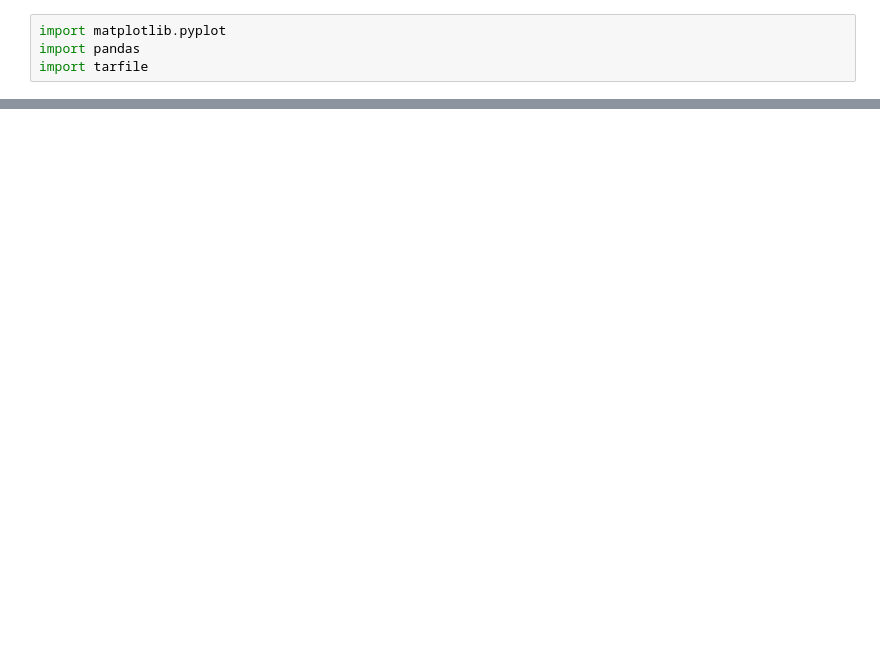
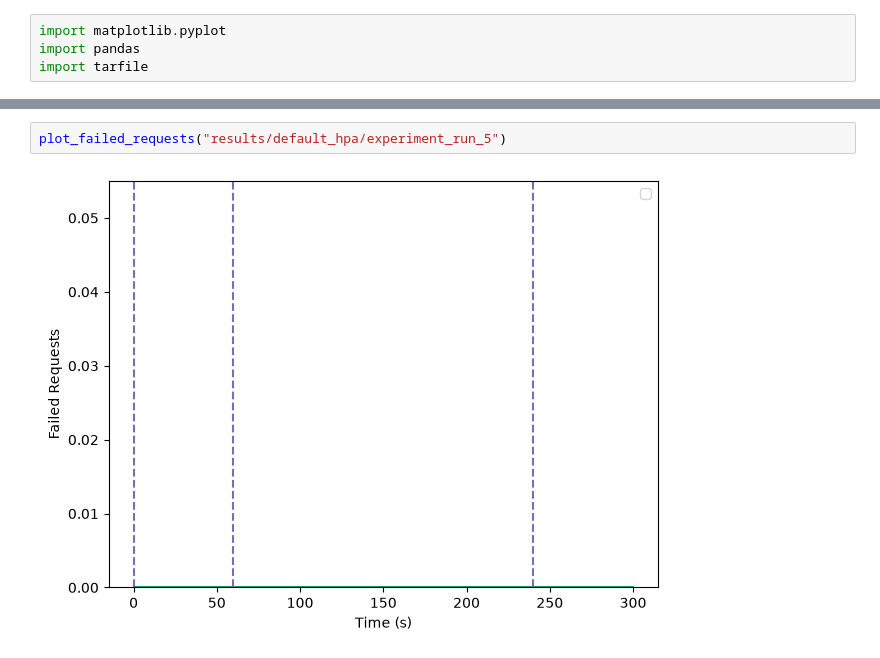
Before and after one commit to m-sef/crust, a Jupyter notebook: benchmark/graph.ipynb, the cells around one changed output, grey strips where cells are left out. Drawn from its saved outputs; the diff is of its cells as text; blank space fills up the shorter version.

```diff
--- a/benchmark/graph.ipynb
+++ b/benchmark/graph.ipynb
@@ -189,6 +219,10 @@ def plot_replicas_and_cpu_utilization_comparison(experiments : list[tuple[str, s
     matplotlib.pyplot.title("Replicas vs CPU Utilization Comparison")
     fig.tight_layout()
     fig.show()
+# %%
+plot_failed_requests("results/default_hpa/experiment_run_5")
+# %% [output]
+[figure, added]
 # %%
 plot_replicas_and_cpu_utilization_comparison([
     ("results/default_hpa/experiment_run_1", "Default HPA - Run 1"),
```
Also changed, not shown: parts of 3 cells of this notebook.
